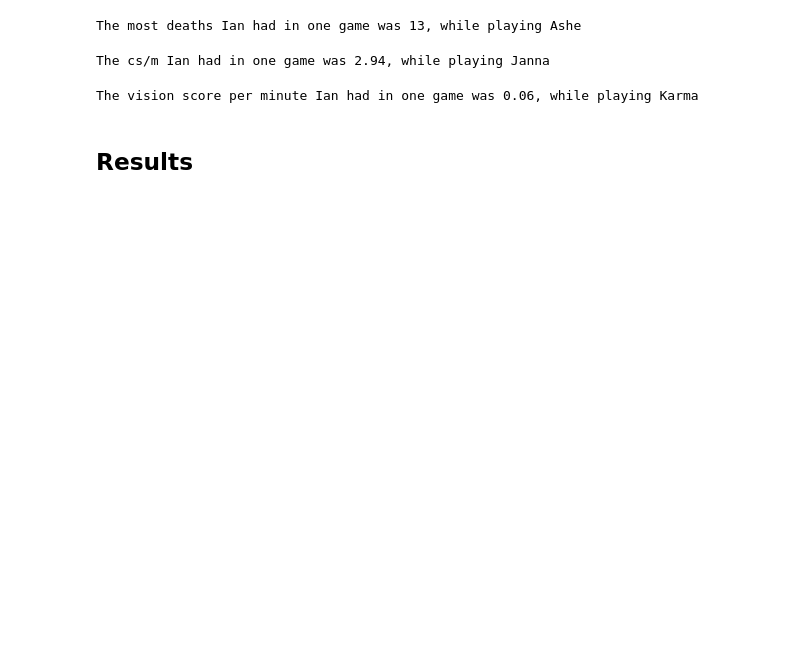
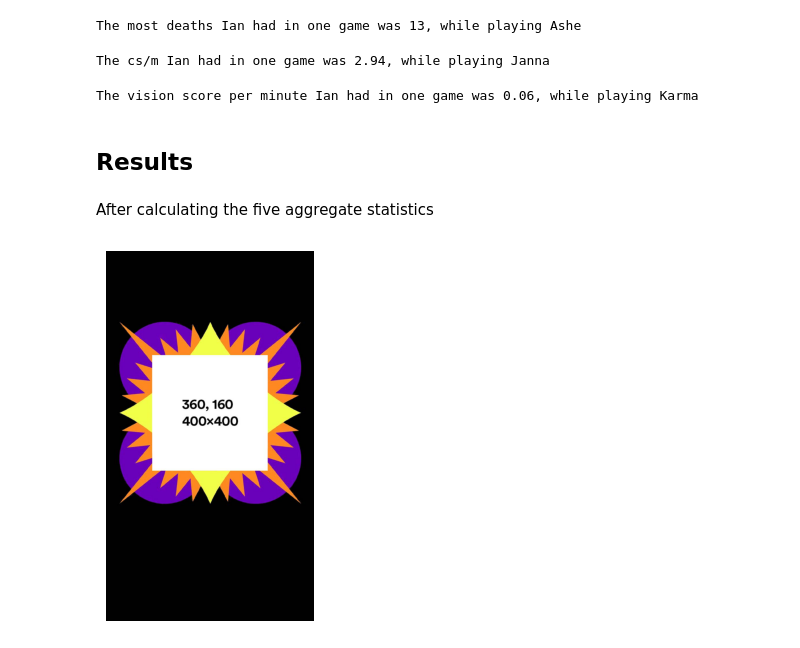
Before and after one commit to olincollege/league-wrapped, a Jupyter notebook: league_wrapped.ipynb, the cells around one changed output. Drawn from its saved outputs; the diff is of its cells as text; code cells hidden in the pictures; blank space fills up the shorter version.

```diff
--- a/league_wrapped.ipynb
+++ b/league_wrapped.ipynb
@@ -130,3 +133,14 @@ print(f"The vision score per minute Ian had in one game was {round(vision,2)}, w
 The vision score per minute Ian had in one game was 0.06, while playing Karma
 # %% [markdown]
 ## Results
+# %% [markdown]
+After calculating the five aggregate statistics
+# %%
+import matplotlib.pyplot as plt
+import matplotlib.image as mpimg
+img = mpimg.imread('assets/TEMPLATE_deaths.jpg')
+plt.imshow(img)
+plt.axis('off')
+plt.show()
+# %% [output]
+[figure, added]
```
Also changed, not shown: parts of 3 cells of this notebook, 2 other files.
